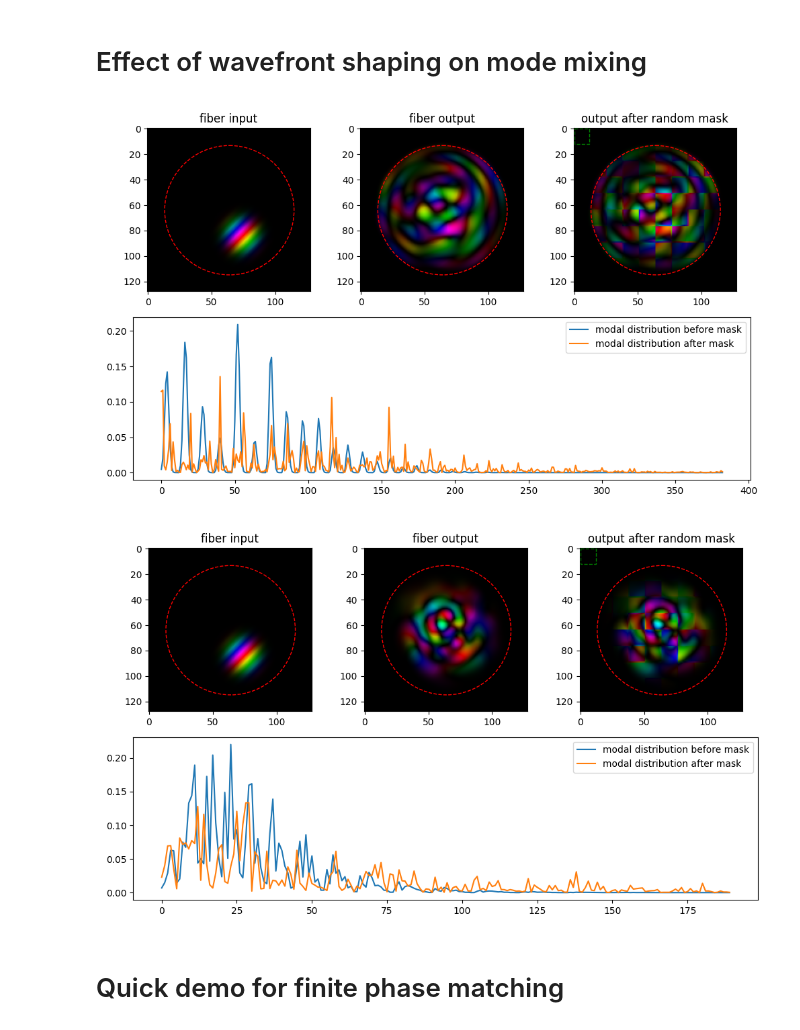
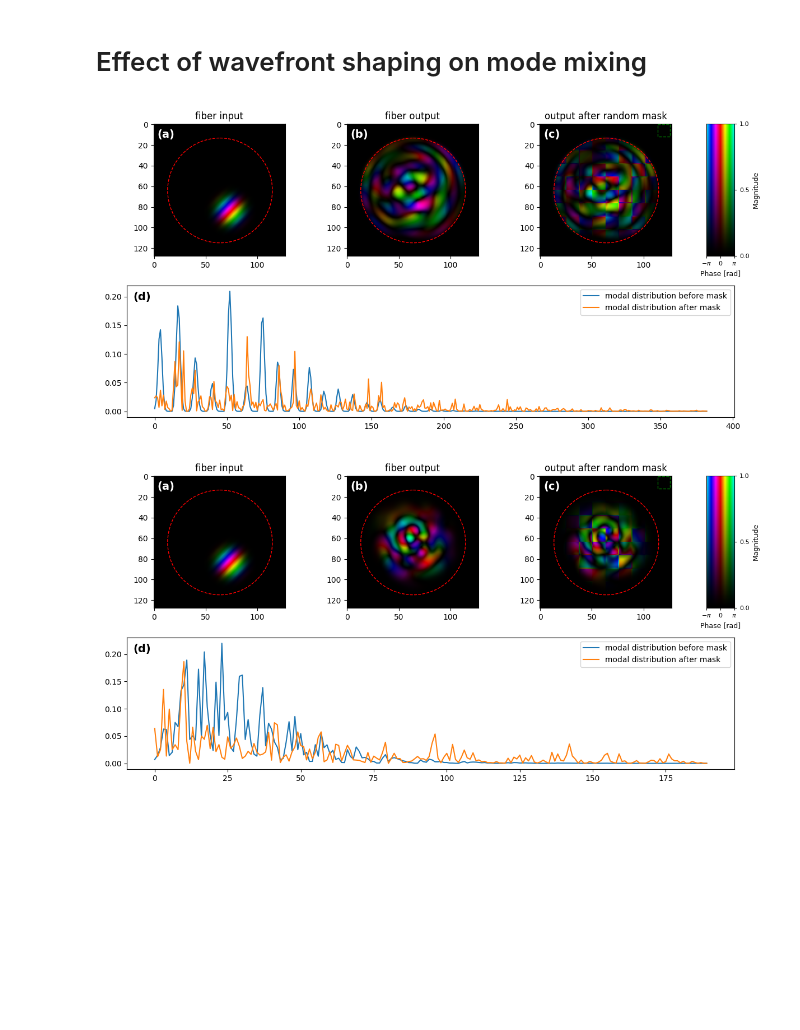
Before and after one commit to rubiaek/qdc2, a Jupyter notebook: qdc/mmf/generate_results.ipynb, the cells around one changed output. Saved outputs shown, nothing was run; the diff lists cells and outputs as text; code cells hidden in the pictures; blank space fills up the shorter version.

Commit message:
nicer plots

```diff
--- a/qdc/mmf/generate_results.ipynb
+++ b/qdc/mmf/generate_results.ipynb
@@ -162,6 +162,7 @@ for res in [res_SI_1, res_SI_2, res_SI_4, res_SI_8, res_SI_16]:
 # %%
 import cv2
 from qdc.mmf.fiber import Fiber
+from qdc.misc import show_color_legend_ax
 
 def SLM_mixing(is_step_index, macro_pixels=10):
     f = Fiber(is_step_index=is_step_index)
@@ -169,9 +170,10 @@ def SLM_mixing(is_step_index, macro_pixels=10):
     f.propagate(False)
 
     fig, axes = plt.subplot_mosaic(
-        [["left", "right", "masked"],
-            ["bottom", "bottom", "bottom"]],
-        figsize=(10, 6)
+        [["left", "right", "masked", "legend"],
+        ["bottom", "bottom", "bottom", "bottom"]],
+        figsize=(12, 6),
+        gridspec_kw={"width_ratios": [1, 1, 1, 0.15]}  # <-- narrower legend
     )
 
     from matplotlib import patches
@@ -185,35 +187,41 @@ def SLM_mixing(is_step_index, macro_pixels=10):
     f.show_profile(f.profile_end, ax=axes["right"],  title='fiber output')
 
     # axes["bottom"].plot(np.abs(f.modes_0)**2, label='modes 0')
     axes["bottom"].plot(np.abs(f.modes_0)**2, label='modal distribution before mask')
 
     square_size = f.npoints//macro_pixels
-    square = patches.Rectangle((0,0), square_size, square_size, color='green', fill=False, linestyle='dashed')
+    square = patches.Rectangle((square_size*(macro_pixels-0.5),0), square_size, square_size, color='green', fill=False, linestyle='dashed')
     axes["masked"].add_patch(square)
     # square = patches.Rectangle((0,0), square_size, square_size, color='green', fill=False, linestyle='dashed')
     # axes["right"].add_patch(square)
 
     A = np.random.uniform(0, 2*np.pi, size=(macro_pixels, macro_pixels))
     A = cv2.resize(A, (f.npoints.item(), f.npoints.item()), interpolation=cv2.INTER_AREA)
     A = np.exp(1j*A)
     profile_after_mask = f.profile_end * A.ravel()
     f.show_profile(profile_after_mask, ax=axes["masked"], title='output after random mask')
     circle = patches.Circle((f.npoints//2, f.npoints//2), 25/f.index_profile.dh, color='red', fill=False, linestyle='dashed')
     axes["masked"].add_patch(circle)
     modes_after_mask = f.modes.getModeMatrix().T @ profile_after_mask
     axes["bottom"].plot(np.abs(modes_after_mask)**2, label='modal distribution after mask')
 
     axes["bottom"].legend()
+
+    axes["left"].text(0.03, 0.96, '(a)', color='white', fontsize=14, fontweight='bold', transform=axes["left"].transAxes, va='top', ha='left')
+    axes["right"].text(0.03, 0.96, '(b)', color='white', fontsize=14, fontweight='bold', transform=axes["right"].transAxes, va='top', ha='left')
+    axes["masked"].text(0.03, 0.96, '(c)', color='white', fontsize=14, fontweight='bold', transform=axes["masked"].transAxes, va='top', ha='left')
+    axes["bottom"].text(0.01, 0.95, '(d)', color='black', fontsize=14, fontweight='bold', transform=axes["bottom"].transAxes, va='top', ha='left')
+
+    show_color_legend_ax(axes["legend"])
+
     # fig.suptitle(f'is_step_index={is_step_index}, macro_pixels={macro_pixels}')
     plt.tight_layout()
     fiber_type = 'SI' if is_step_index else 'GRIN'
     fig.savefig(fr'G:\My Drive\Projects\Dispersion Cancelation\Paper\Final Figures\SLM_mixing_{fiber_type}.png')
 
 macro_pixels = 10
 SLM_mixing(is_step_index=True, macro_pixels=macro_pixels)
 SLM_mixing(is_step_index=False, macro_pixels=macro_pixels)
 # %% [output]
-[figure, old version]
+[figure, new version]
-[figure, old version]
+[figure, new version]
-# %% [markdown]
-# Quick demo for finite phase matching
```
Also changed, not shown: parts of 1 cell of this notebook, 3 other files.
